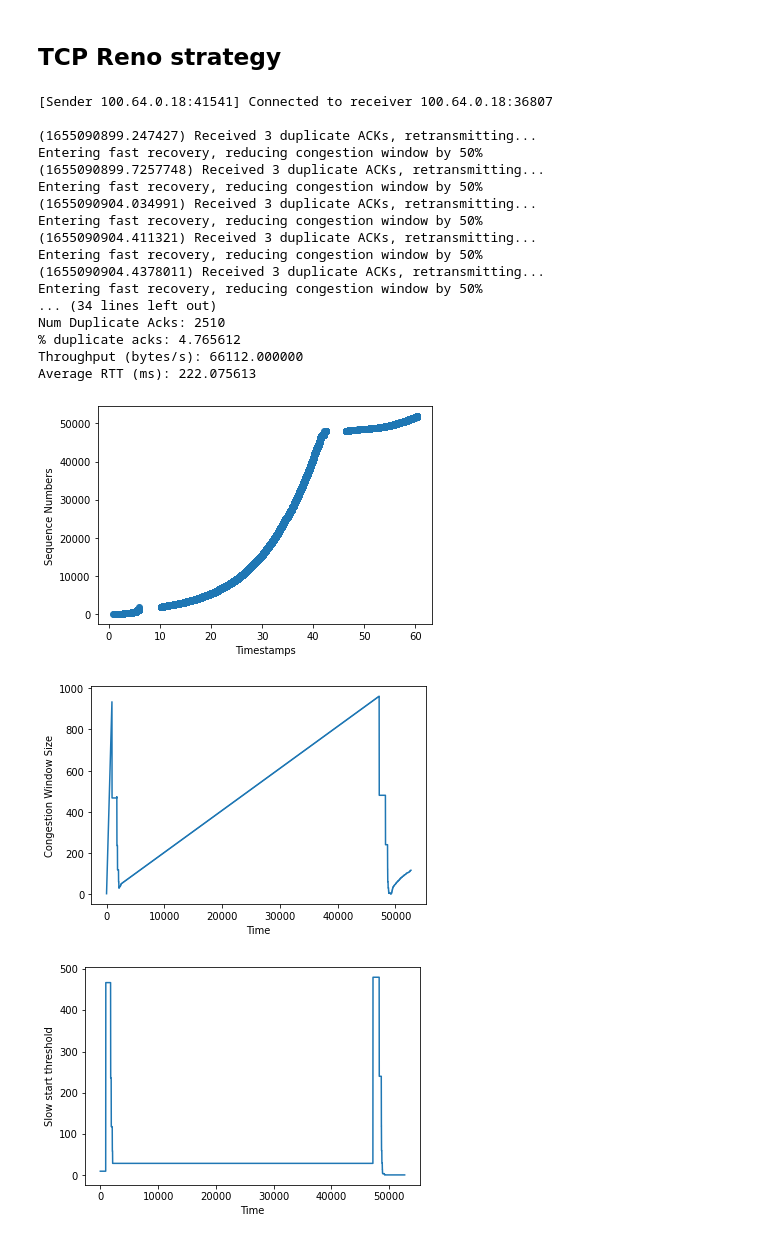
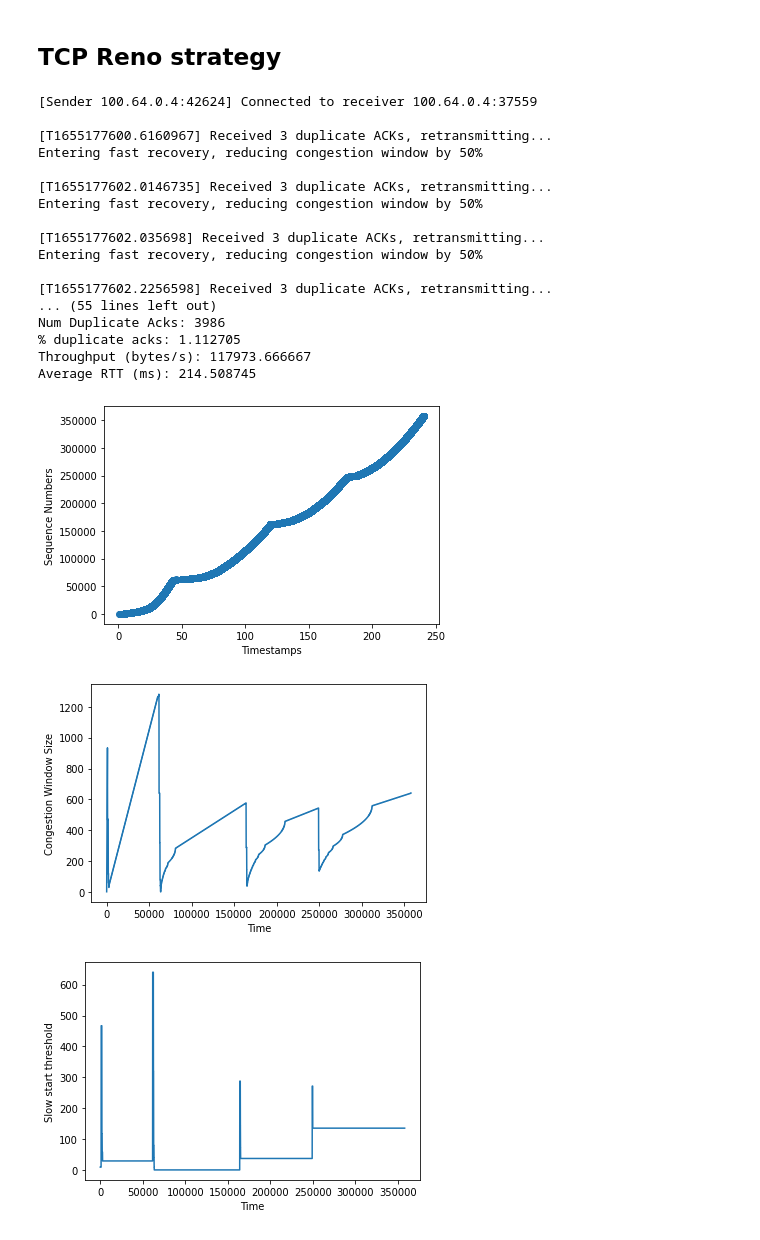
Before and after one commit to hreyesm/demonstrating-congestion-control, a Jupyter notebook: probabilistic-tcp-ip-congestion-control-algorithm.ipynb, the cells around one changed output. Cells and saved outputs as stored; diff of their text form; code cells hidden in the pictures.

```diff
--- a/probabilistic-tcp-ip-congestion-control-algorithm.ipynb
+++ b/probabilistic-tcp-ip-congestion-control-algorithm.ipynb
@@ -54,35 +54,35 @@ Average RTT (ms): 954.412055
 # %% [markdown]
 ## TCP Reno strategy
 # %%
-seconds_to_run = 60
+seconds_to_run = 240
 slow_start_thresh = 10
 initial_cwnd = 1
 
 port = get_open_udp_port()
 
 run_with_mahi_settings(
     mahimahi_settings,
     seconds_to_run,
     [Sender(port, TcpRenoStrategy(slow_start_thresh, initial_cwnd))],
 )
 # %% [output]
-[Sender 100.64.0.18:41541] Connected to receiver 100.64.0.18:36807
+[Sender 100.64.0.4:42624] Connected to receiver 100.64.0.4:37559
 
-(1655090899.247427) Received 3 duplicate ACKs, retransmitting...
+[T1655177600.6160967] Received 3 duplicate ACKs, retransmitting...
 Entering fast recovery, reducing congestion window by 50%
-(1655090899.7257748) Received 3 duplicate ACKs, retransmitting...
+
+[T1655177602.0146735] Received 3 duplicate ACKs, retransmitting...
 Entering fast recovery, reducing congestion window by 50%
-(1655090904.034991) Received 3 duplicate ACKs, retransmitting...
+
+[T1655177602.035698] Received 3 duplicate ACKs, retransmitting...
 Entering fast recovery, reducing congestion window by 50%
-(1655090904.411321) Received 3 duplicate ACKs, retransmitting...
-Entering fast recovery, reducing congestion window by 50%
-(1655090904.4378011) Received 3 duplicate ACKs, retransmitting...
-Entering fast recovery, reducing congestion window by 50%
-... (34 lines left out)
-Num Duplicate Acks: 2510
-% duplicate acks: 4.765612
-Throughput (bytes/s): 66112.000000
-Average RTT (ms): 222.075613
+
+[T1655177602.2256598] Received 3 duplicate ACKs, retransmitting...
+... (55 lines left out)
+Num Duplicate Acks: 3986
+% duplicate acks: 1.112705
+Throughput (bytes/s): 117973.666667
+Average RTT (ms): 214.508745
-[figure, old version]
+[figure, new version]
-[figure, old version]
+[figure, new version]
-[figure, old version]
+[figure, new version]
```
Also changed, not shown: parts of 1 cell of this notebook, 1 other file.
